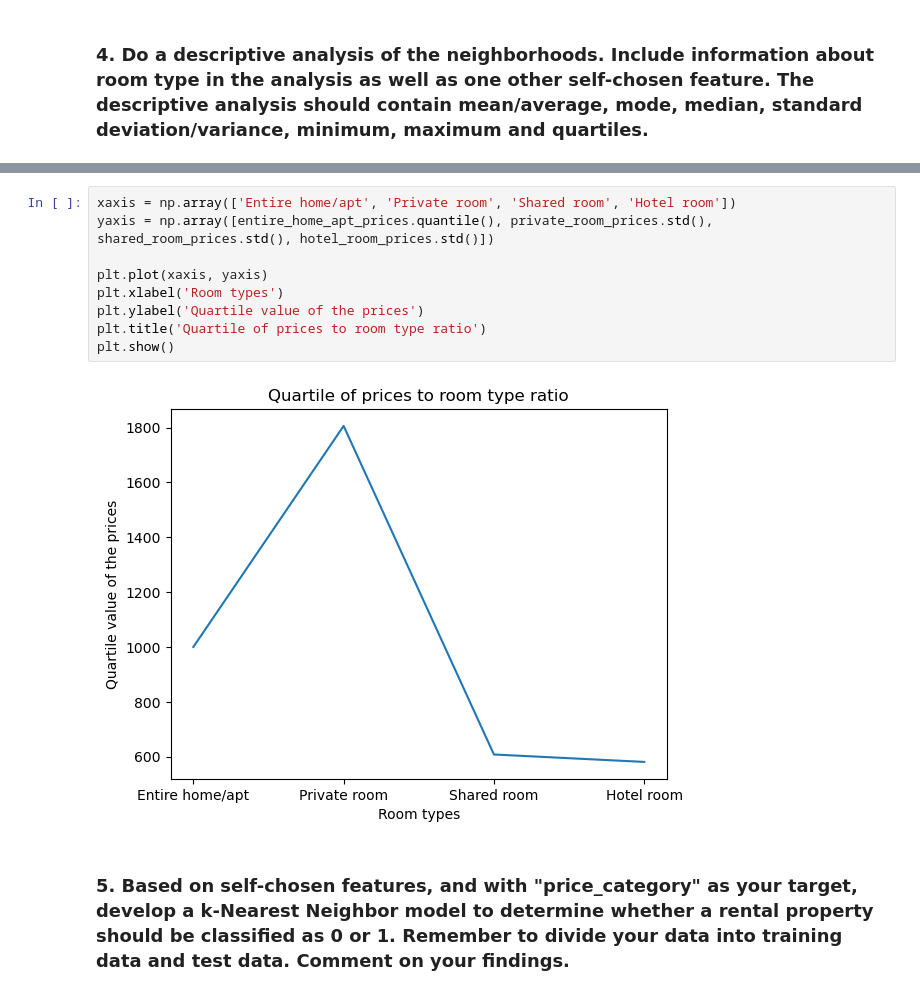
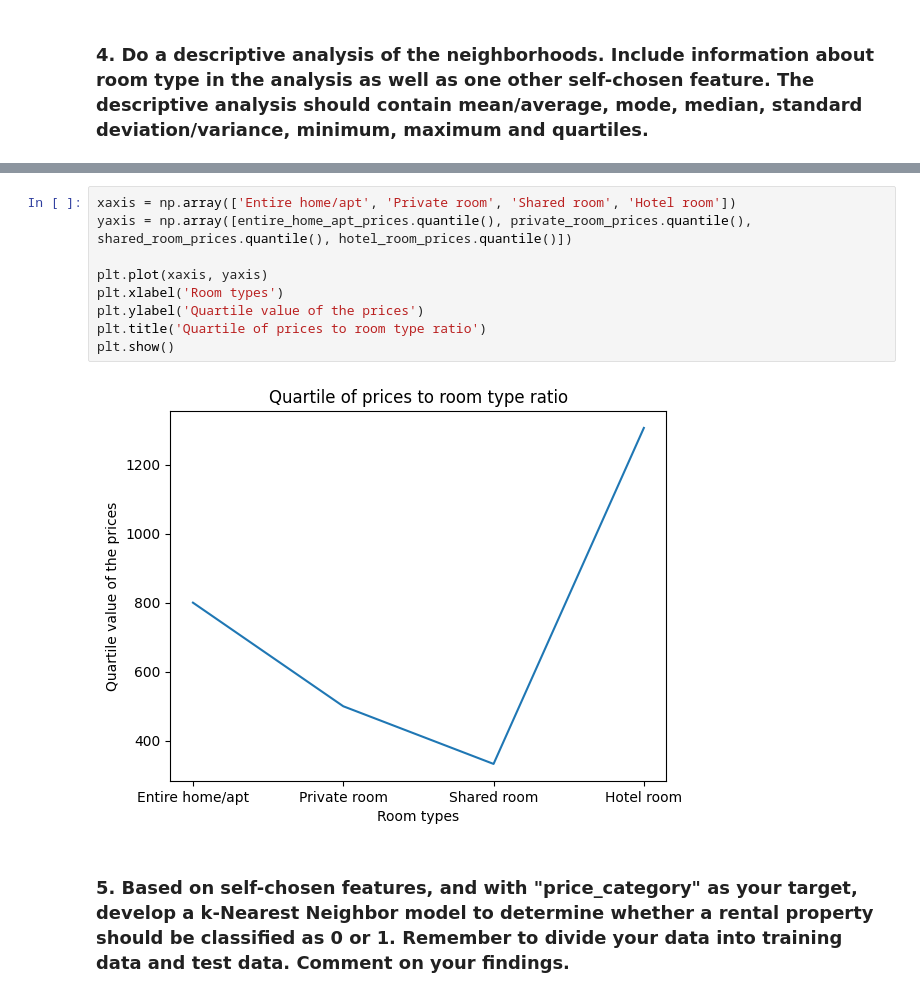
Before and after one commit to dimitur2204/MAL1, a Jupyter notebook: copenhagen-airbnb-assignment.ipynb, the cells around one changed output, grey strips where cells are left out. Saved outputs shown, nothing was run; the diff lists cells and outputs as text.

```diff
--- a/copenhagen-airbnb-assignment.ipynb
+++ b/copenhagen-airbnb-assignment.ipynb
@@ -297,14 +306,14 @@ plt.show()
 # %%
 xaxis = np.array(['Entire home/apt', 'Private room', 'Shared room', 'Hotel room'])
-yaxis = np.array([entire_home_apt_prices.quantile(), private_room_prices.std(), shared_room_prices.std(), hotel_room_prices.std()])
+yaxis = np.array([entire_home_apt_prices.quantile(), private_room_prices.quantile(), shared_room_prices.quantile(), hotel_room_prices.quantile()])
 
 plt.plot(xaxis, yaxis)
 plt.xlabel('Room types')
 plt.ylabel('Quartile value of the prices')
 plt.title('Quartile of prices to room type ratio')
 plt.show()
 # %% [output]
-[figure, old version]
+[figure, new version]
 # %% [markdown]
 ### 5. Based on self-chosen features, and with "price_category" as your target, develop a k-Nearest Neighbor model to determine whether a rental property should be classified as 0 or 1. Remember to divide your data into training data and test data. Comment on your findings.
 # %%
```
Also changed, not shown: parts of 7 cells of this notebook, 1 other file.
